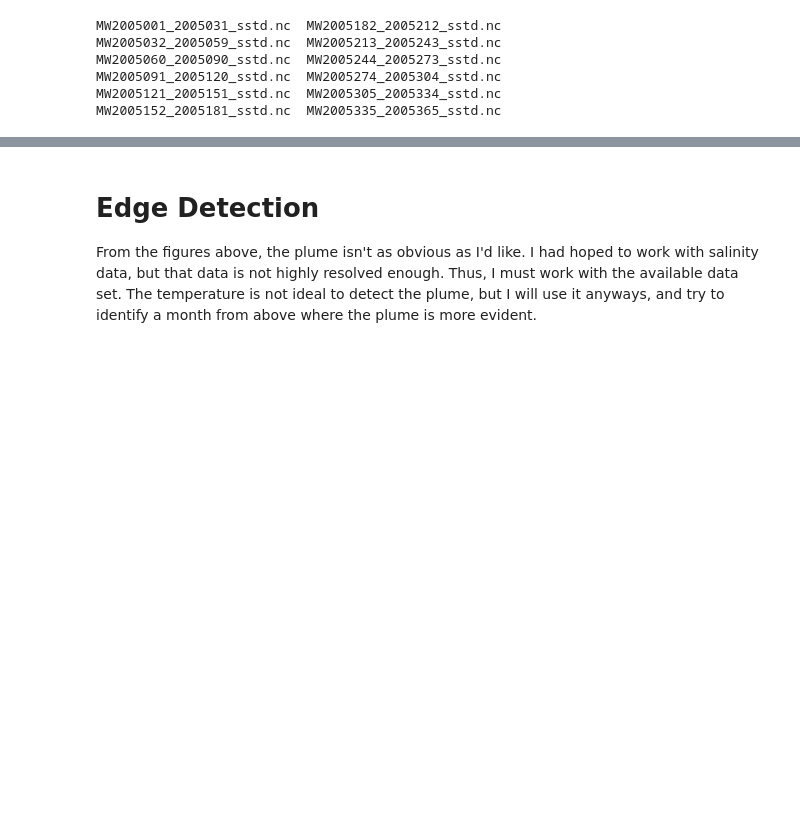
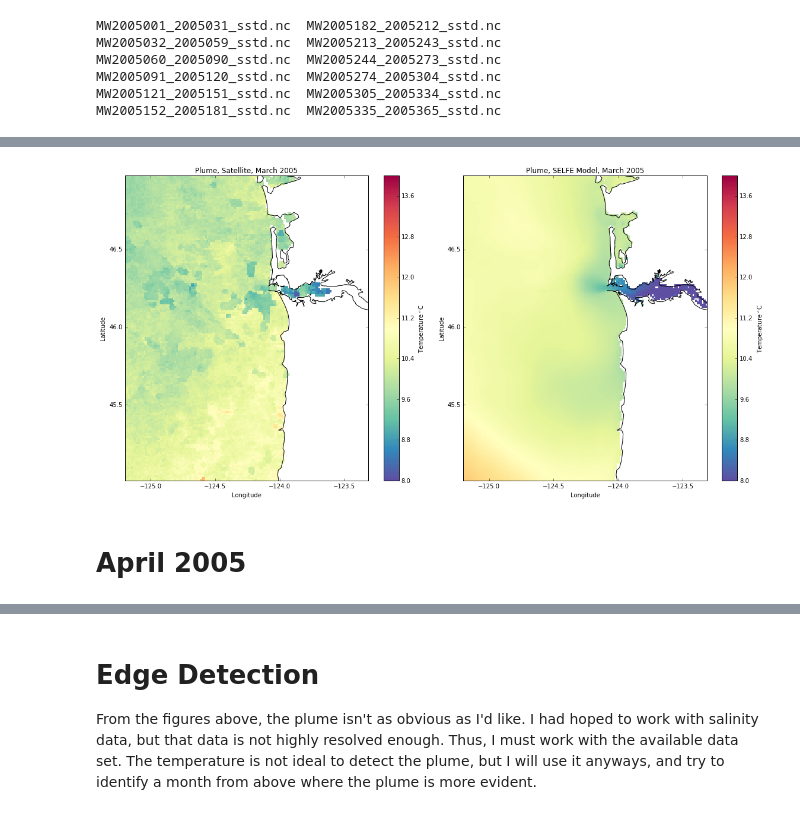
Before and after one commit to kmorrice/Research_Programming, a Jupyter notebook: Sat_Mod_comp.py.ipynb, the cells around one changed output, grey strips where cells are left out. Drawn from its saved outputs; the diff is of its cells as text; code cells hidden in the pictures; blank space fills up the shorter version.

```diff
--- a/Sat_Mod_comp.py.ipynb
+++ b/Sat_Mod_comp.py.ipynb
@@ -290,0 +225,9 @@ plt.tight_layout()
+# %%
+# Extract data for plume region
+[lon_p,lat_p,sat_p_Mar, mod_p_Mar] = plume_region(lon_sat,lat_sat,sst_Mar, temp_mod_interp_Mar)
+# Plot plume region
+plot_sat_mod_plume(sat_p_Mar, mod_p_Mar, 'March', 8, 14)
+# %% [output]
+[figure, added]
+# %% [markdown]
+# April 2005
```
Also changed, not shown: parts of 60 cells of this notebook, 1 other file.
